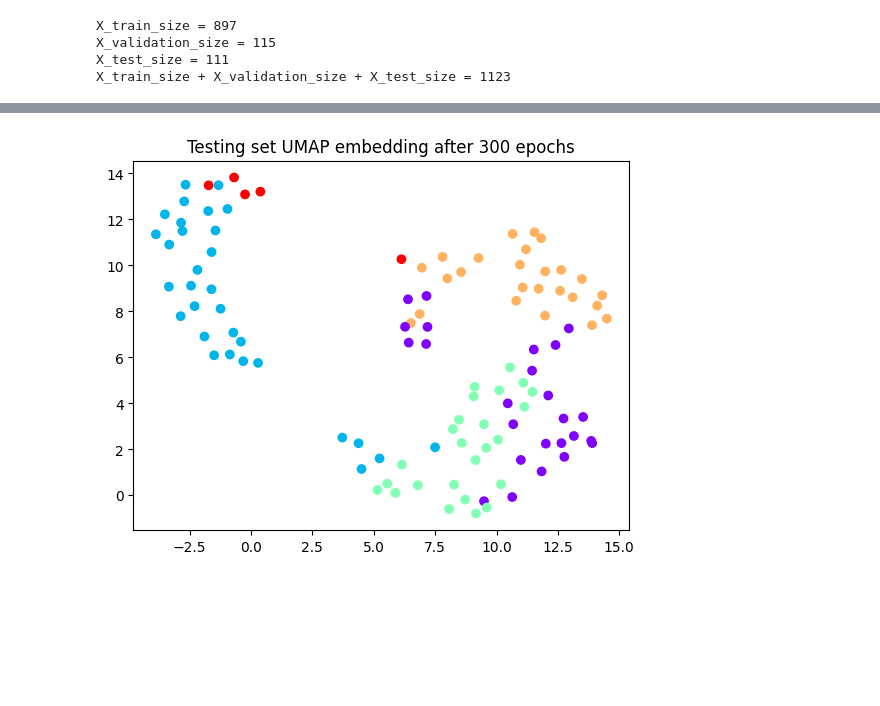
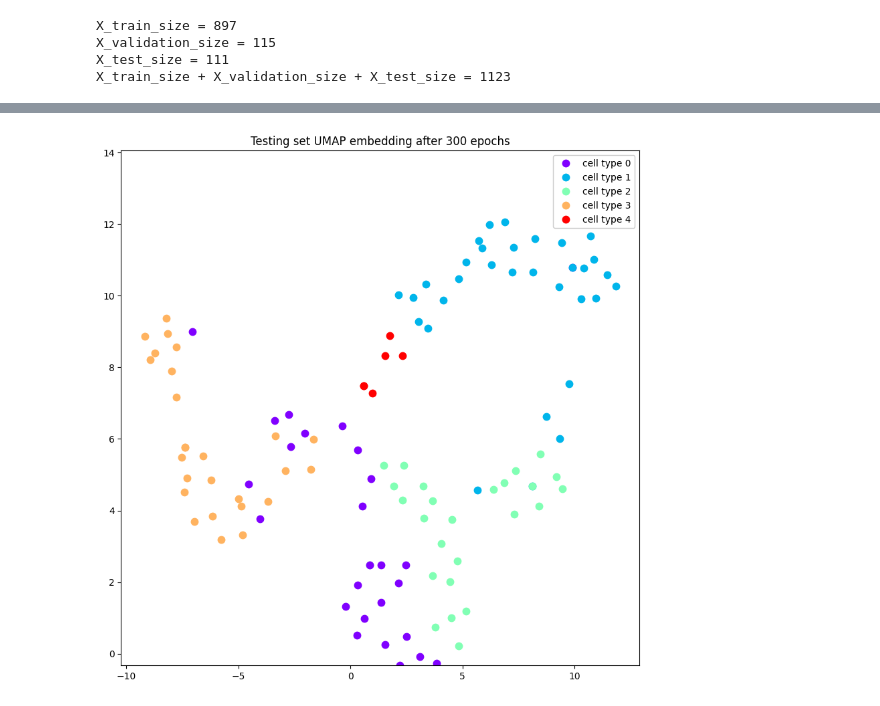
Before and after one commit to ognjenperisic/Autoencoder, a Jupyter notebook: autoencoder_PyTorch_training_val_test.ipynb, the cells around one changed output, grey strips where cells are left out. Cells and saved outputs as stored; diff of their text form; code cells hidden in the pictures; blank space fills up the shorter version.

```diff
--- a/autoencoder_PyTorch_training_val_test.ipynb
+++ b/autoencoder_PyTorch_training_val_test.ipynb
@@ -409,6 +421,6 @@ def Train(num_epochs, last_epoch, outputs, data_loader, model, optimizer, criter
     return outputs, reconstruction, noisy_cells, cells, last_epoch
 # %%
-num_epochs = 100
-outputs, reconstruction, noisy_cells, cells, last_epoch = Train(num_epochs, last_epoch, outputs, data_loader, model, optimizer, criterion, useGPU)
+num_epochs = 300
+outputs, reconstruction, noisy_cells, cells, last_epoch = Train(num_epochs, last_epoch, outputs, data_loader, model, optimizer, criterion, useGPU, stp=5)
 # %% [output]
 .............................................
@@ -515,12 +542,24 @@ plt.title('Training set UMAP embedding after {} epochs'.format(last_epoch));
 # %%
 fig, ax = plt.subplots()
-
-# fig.set_figheight(5)
-# fig.set_figwidth(5)
+fig.set_figheight(10)
+fig.set_figwidth(10)
 
 X_whole_2D_umap = umap_analysis(X, n_neighbors, min_dist = min_dist)
 
+colorIndex = []
+for i in cellF:
+    colorIndex.append(np.where(shuffled_cell_types == i)[0][0])
 
-plt.scatter(X_whole_2D_umap[:,0], X_whole_2D_umap[:,1], c=shuffled_cell_types[:], cmap='rainbow')
+colors = plt.cm.rainbow(np.linspace(0,1,5))
+
+for i, v in enumerate(cellF):
+     plt.plot(X_whole_2D_umap[colorIndex[i],0], X_whole_2D_umap[colorIndex[i],1], '.', markersize=15, label = 'cell type {}'.format(i), color=colors[i])
+
+for i, v in enumerate(cellF):
+    for j in np.where(shuffled_cell_types == i)[0]:
+        plt.plot(X_whole_2D_umap[j,0], X_whole_2D_umap[j,1], '.', markersize=15, color=colors[i])
+
+ax.legend(loc='upper right', framealpha=1);
+plt.ylim([min(X_whole_2D_umap[:,1]), max(X_whole_2D_umap[:,1]) + 2])
 plt.title('Whole set UMAP embedding after {} epochs'.format(last_epoch));
 # %% [output]
@@ -528,13 +567,26 @@ plt.title('Whole set UMAP embedding after {} epochs'.format(last_epoch));
 # %%
 fig, ax = plt.subplots()
-
-# fig.set_figheight(5)
-# fig.set_figwidth(5)
+fig.set_figheight(10)
+fig.set_figwidth(10)
 
 X_test_2D_umap = umap_analysis(X_test, n_neighbors, min_dist = min_dist)
 
+colorIndex = []
+for i in cellF:
+    colorIndex.append(np.where(shuffled_cell_types[testing_indices] == i)[0][0])
 
-plt.scatter(X_test_2D_umap[:,0], X_test_2D_umap[:,1], c=shuffled_cell_types[testing_indices], cmap='rainbow')
+colors = plt.cm.rainbow(np.linspace(0,1,5))
+
+for i, v in enumerate(cellF):
+     plt.plot(X_test_2D_umap[colorIndex[i],0], X_test_2D_umap[colorIndex[i],1], '.', markersize=15, label = 'cell type {}'.format(i), color=colors[i])
+
+for i, v in enumerate(cellF):
+    for j in np.where(shuffled_cell_types[testing_indices] == i)[0]:
+        plt.plot(X_test_2D_umap[j,0], X_test_2D_umap[j,1], '.', markersize=15, color=colors[i])
+
+
+ax.legend(loc='upper right', framealpha=1);
+plt.ylim([min(X_test_2D_umap[:,1]), max(X_test_2D_umap[:,1]) + 2])
 plt.title('Testing set UMAP embedding after {} epochs'.format(last_epoch));
 # %% [output]
-[figure, old version]
+[figure, new version]
```
Also changed, not shown: parts of 20 cells of this notebook.
